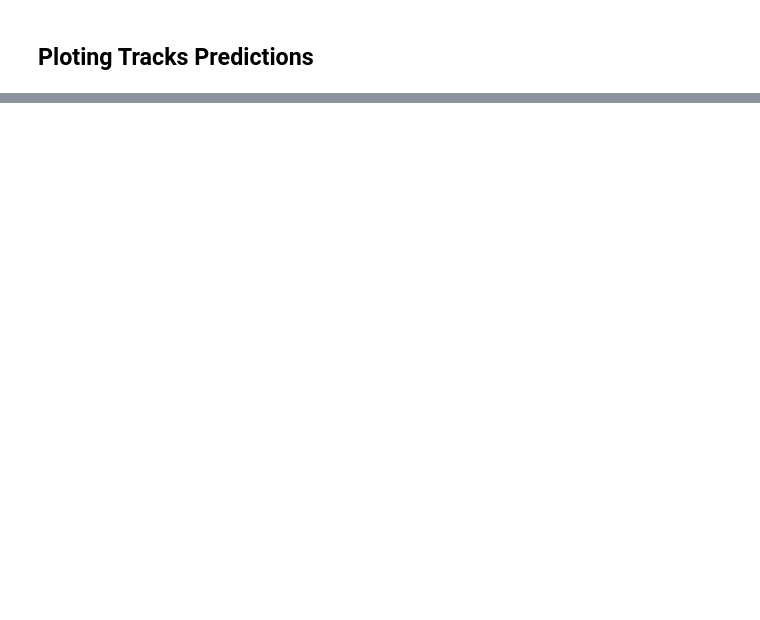
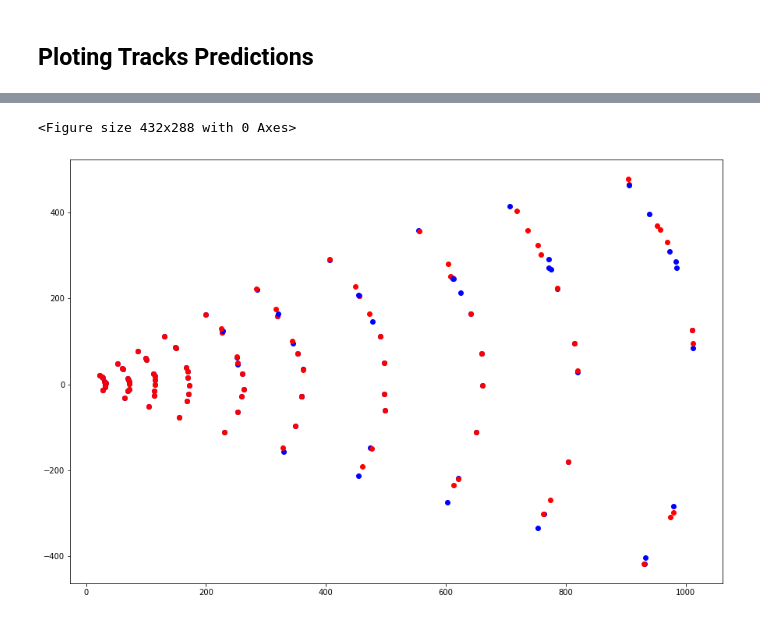
Before and after one commit to stonescenter/track-ml, a Jupyter notebook: notebooks/plot_prediction.ipynb, the cells around one changed output, grey strips where cells are left out. Cells and saved outputs as stored; diff of their text form; code cells hidden in the pictures; blank space fills up the shorter version.

```diff
--- a/notebooks/plot_prediction.ipynb
+++ b/notebooks/plot_prediction.ipynb
@@ -141,0 +264,31 @@ print(correct)
+# %%
+# plotamos todas as camadas en 2D
+fig = plt.gcf()
+fig, ax = plt.subplots(figsize=(15,10))
+# red dashes, blue squares and green triangles
+
+dataset1 =  true_tracks.iloc[0:10,:]
+dataset2 =  pred_tracks.iloc[0:10,:]
+
+rows = dataset1.shape[0]
+cols = dataset1.shape[1]
+features = 3
+for i in range(rows):
+    end_idx = 0
+    for j in range(0, cols, features):
+        end_idx = j+features
+        true_hit = np.array(dataset1.iloc[i, j:end_idx])
+        pred_hit = np.array(dataset2.iloc[i, j:end_idx])
+
+        plt.plot(true_hit[0], true_hit[1], '--bo',
+                 pred_hit[0], pred_hit[1], '--ro')
+
+        #plt.plot(true_hit[1], true_hit[2],
+        #         linestyle='-', marker='o', color='green',markersize=8, alpha=0.3)
+        #plt.plot(pred_hit[1], pred_hit[2],
+        #         linestyle='', marker='', color='blue', markersize=6, alpha=0.4)
+
+plt.show()
+# %% [output]
+<Figure size 432x288 with 0 Axes>
+[figure, added]
```
Also changed, not shown: parts of 15 cells of this notebook.
